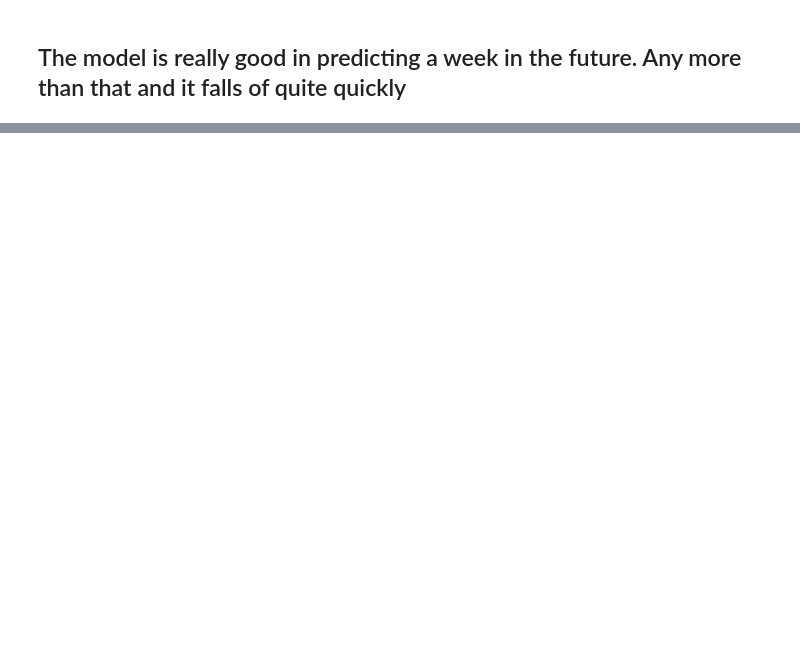
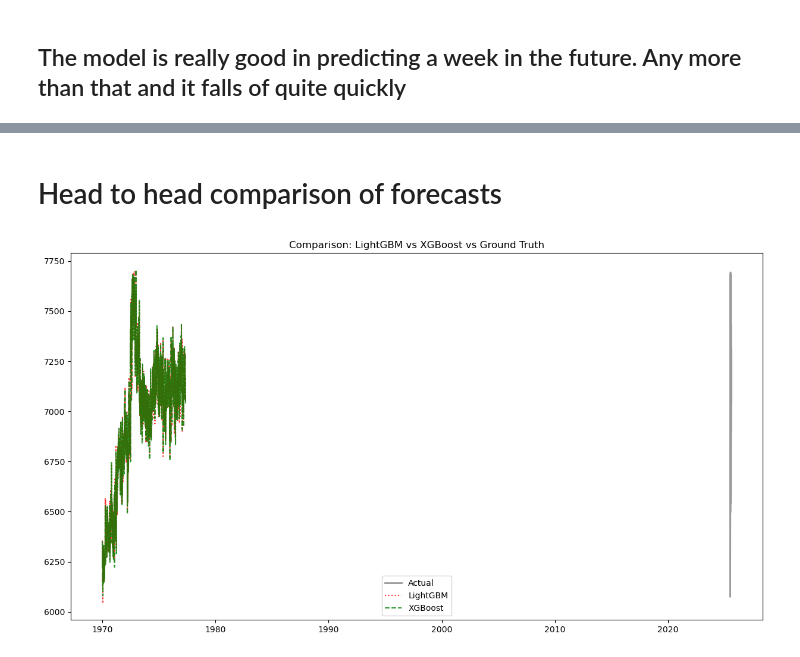
Before and after one commit to ShehabEldeenAyman/Gent-Terneuzen-canal, a Jupyter notebook: time series analysis/LightGBM.ipynb, the cells around one changed output, grey strips where cells are left out. Cells and saved outputs as stored; diff of their text form; code cells hidden in the pictures; blank space fills up the shorter version.

```diff
--- a/time series analysis/LightGBM.ipynb
+++ b/time series analysis/LightGBM.ipynb
@@ -299,0 +306,5 @@ plt.show()
+# %%
+# 1. Convert your data into XGBoost's optimized format (DMatrix)
+# Note: You use the same X_train, y_train we created for LightGBM
+dtrain = xgb.DMatrix(X_train, label=y_train)
+dtest = xgb.DMatrix(X_test, label=y_test)
@@ -299,0 +400,19 @@ plt.show()
+# %% [markdown]
+# Head to head comparison of forecasts
+# %%
+plt.figure(figsize=(15, 8))
+
+# Actual
+plt.plot(y_test.iloc[:2688], label='Actual', color='black', alpha=0.4, linewidth=2)
+
+# LightGBM (from your previous step)
+plt.plot(forecast[:2688], label='LightGBM', color='red', linestyle=':', alpha=0.8)
+
+# XGBoost
+plt.plot(predictions_xgb[:2688], label='XGBoost', color='green', linestyle='--', alpha=0.8)
+
+plt.title('Comparison: LightGBM vs XGBoost vs Ground Truth')
+plt.legend()
+plt.show()
+# %% [output]
+[figure, added]
```
Also changed, not shown: parts of 15 cells of this notebook.
